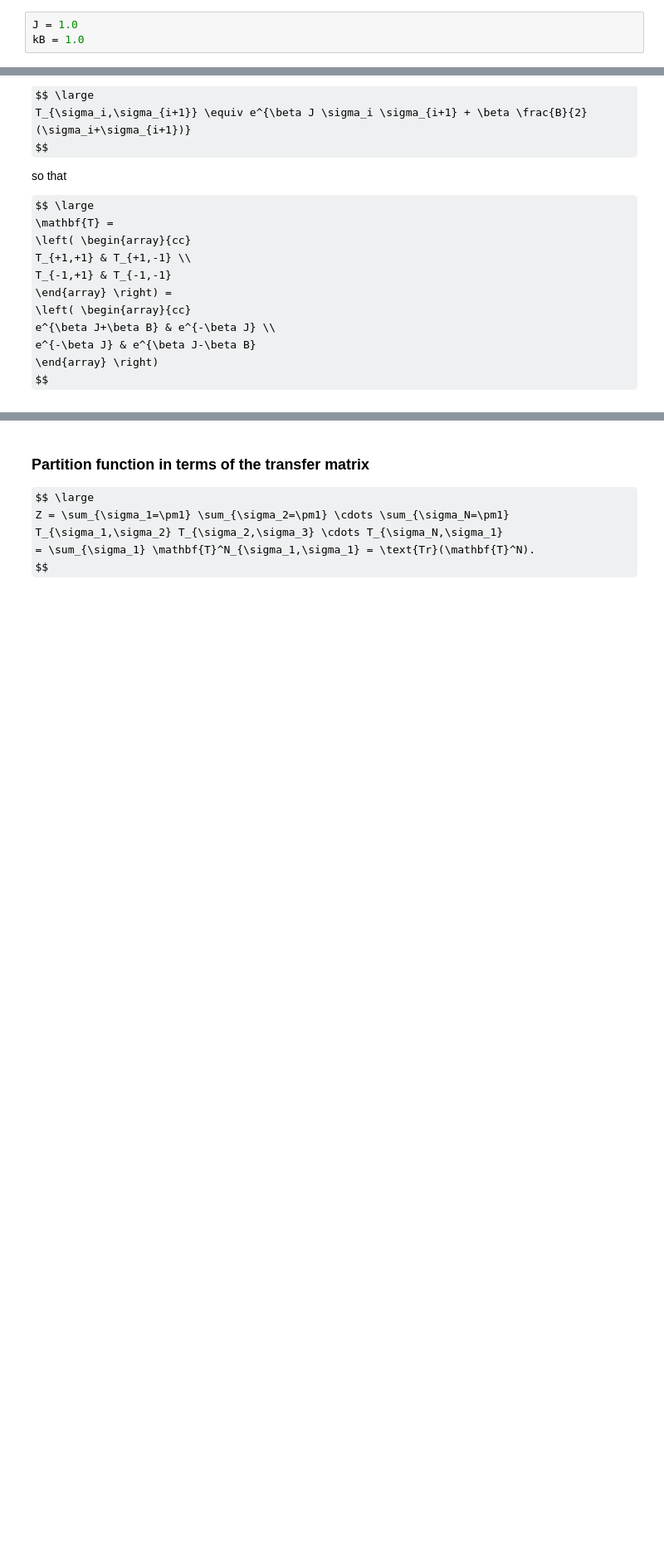
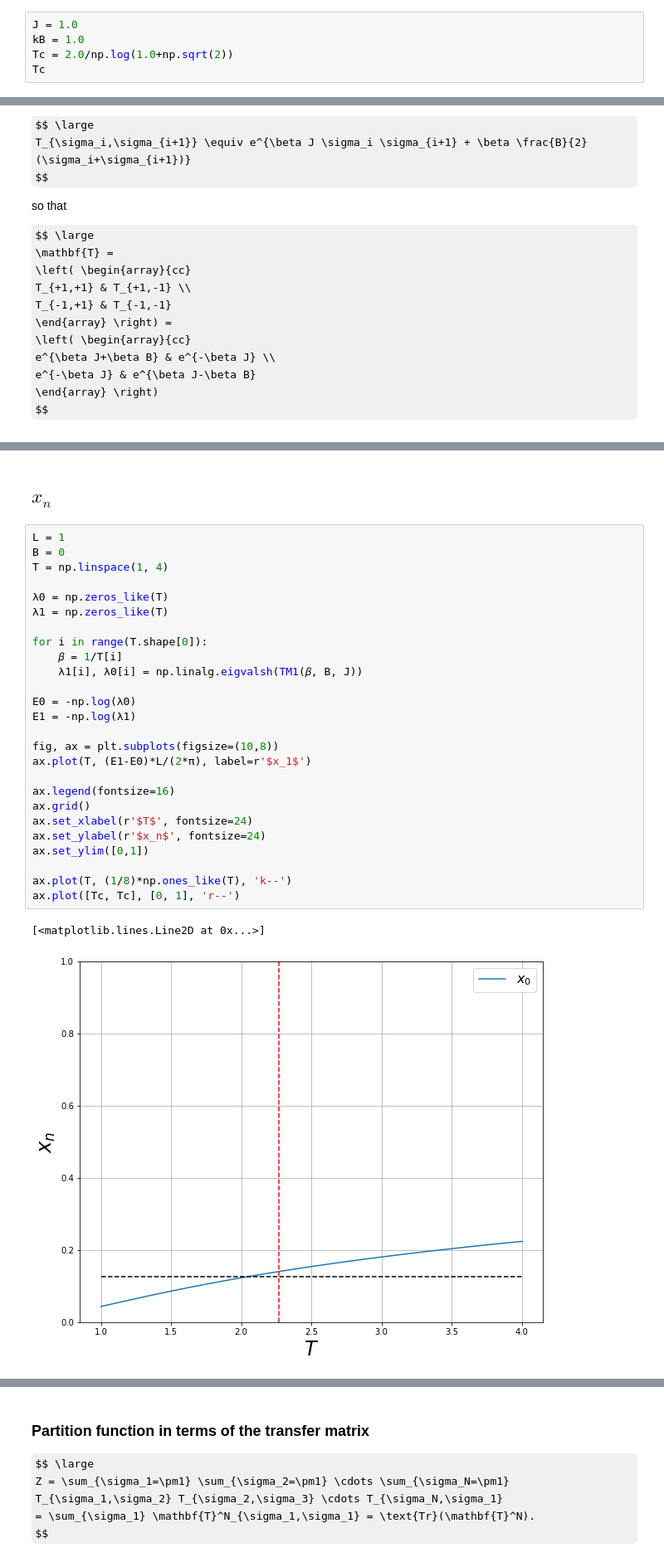
Before and after one commit to pcchen/Computational-Physics, a Jupyter notebook: Ising Model.ipynb, the cells around one changed output, grey strips where cells are left out. Shown at 83% size. Saved outputs shown, nothing was run; the diff lists cells and outputs as text; some formulas as TeX source; blank space fills up the shorter version.

```diff
--- a/Ising Model.ipynb
+++ b/Ising Model.ipynb
@@ -16,3 +21,5 @@
 # %%
 J = 1.0
 kB = 1.0
+Tc = 2.0/np.log(1.0+np.sqrt(2))
+Tc
@@ -64,0 +147,31 @@ $$
+# %% [markdown]
+## $x_n$
+# %%
+L = 1
+B = 0
+T = np.linspace(1, 4)
+
+λ0 = np.zeros_like(T)
+λ1 = np.zeros_like(T)
+
+for i in range(T.shape[0]):
+    𝛽 = 1/T[i]
+    λ1[i], λ0[i] = np.linalg.eigvalsh(TM1(𝛽, B, J))
+
+E0 = -np.log(λ0)
+E1 = -np.log(λ1)
+
+fig, ax = plt.subplots(figsize=(10,8))
+ax.plot(T, (E1-E0)*L/(2*π), label=r'$x_1$')
+
+ax.legend(fontsize=16)
+ax.grid()
+ax.set_xlabel(r'$T$', fontsize=24)
+ax.set_ylabel(r'$x_n$', fontsize=24)
+ax.set_ylim([0,1])
+
+ax.plot(T, (1/8)*np.ones_like(T), 'k--')
+ax.plot([Tc, Tc], [0, 1], 'r--')
+# %% [output]
+[<matplotlib.lines.Line2D at 0x...>]
+[figure, added]
```
Also changed, not shown: parts of 23 cells of this notebook.
